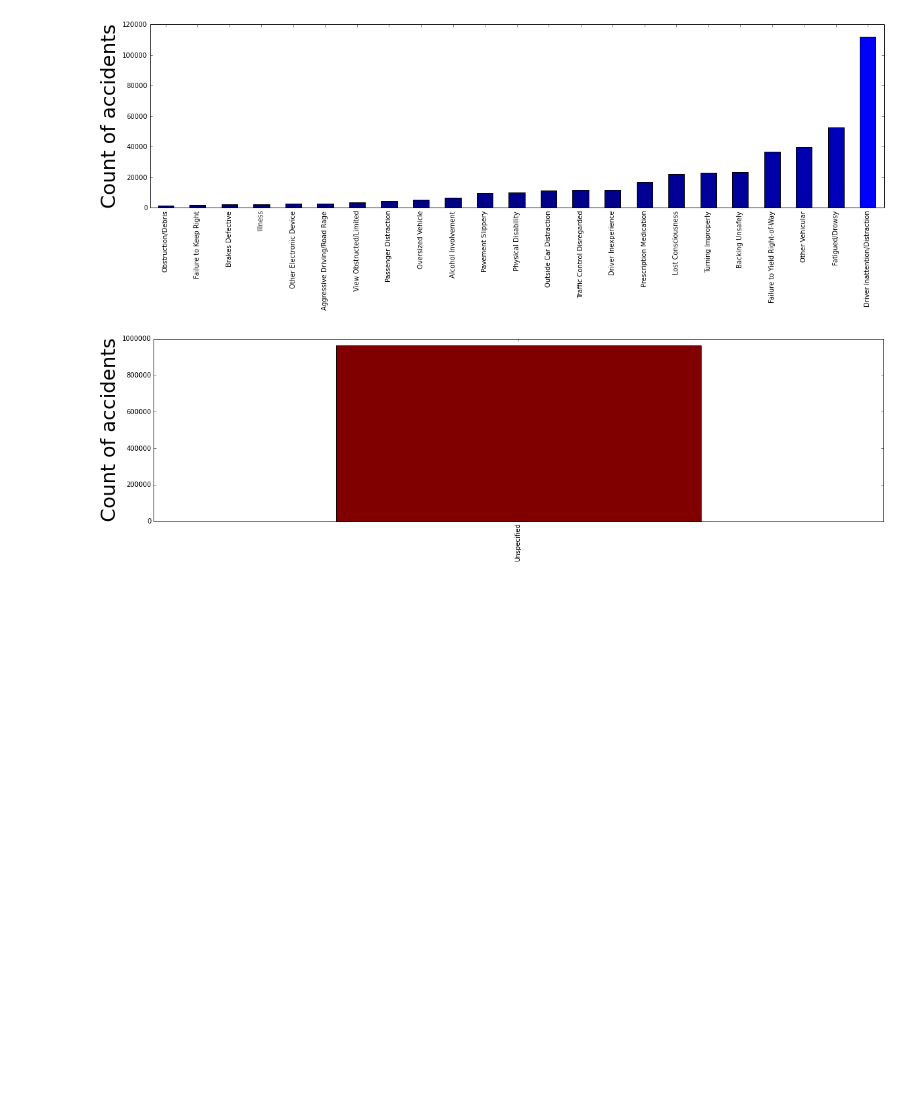
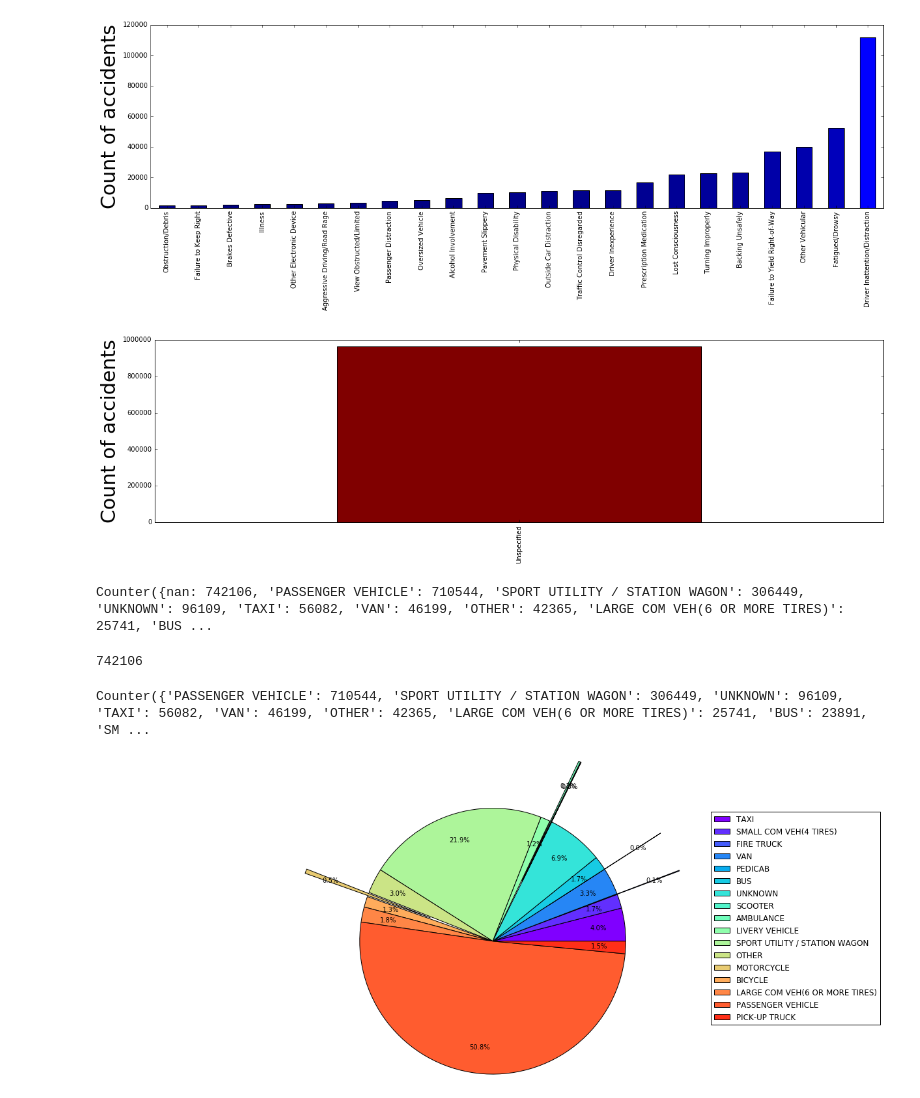
Before and after one commit to maltandhop/technosphere, a Jupyter notebook: project.ipynb, the cells around one changed output. Drawn from its saved outputs; the diff is of its cells as text; code cells hidden in the pictures; blank space fills up the shorter version.

Commit message:
add pie chart of types of vehicles

```diff
--- a/project.ipynb
+++ b/project.ipynb
@@ -256,3 +265,44 @@ plotdat(pd_ser, len(pd_ser) / 2)
 [figure]
 [figure]
 [figure]
+# %%
+vehicle_types = list(data["VEHICLE TYPE CODE 1"]) + list(data["VEHICLE TYPE CODE 2"]) + list(data["VEHICLE TYPE CODE 3"])
+# %%
+from collections import Counter
+vehicle_types_dict = Counter(vehicle_types)
+print vehicle_types_dict
+# %% [output]
+Counter({nan: 742106, 'PASSENGER VEHICLE': 710544, 'SPORT UTILITY / STATION WAGON': 306449, 'UNKNOWN': 96109, 'TAXI': 56082, 'VAN': 46199, 'OTHER': 42365, 'LARGE COM VEH(6 OR MORE TIRES)': 25741, 'BUS ...
+# %%
+vehicle_types_dict.pop(np.nan, None)
+#vehicle_types_dict.pop("UNKNOWN", None)
+# %% [output]
+742106
+# %%
+print vehicle_types_dict
+# %% [output]
+Counter({'PASSENGER VEHICLE': 710544, 'SPORT UTILITY / STATION WAGON': 306449, 'UNKNOWN': 96109, 'TAXI': 56082, 'VAN': 46199, 'OTHER': 42365, 'LARGE COM VEH(6 OR MORE TIRES)': 25741, 'BUS': 23891, 'SM ...
+# %%
+import random
+items = vehicle_types_dict.items()
+#items.sort(key=lambda c:c[1], reverse=False)
+types = [it[0] for it in items]
+counts = [vehicle_types_dict[it] for it in types]
+explode = [0] * len(types)
+#print counts
+#print types
+#print counts[2] * 1.0 / sum(counts)
+for i in xrange(len(counts)):
+    if counts[i] * 1.0 / sum(counts) <= 0.01:
+        explode[i] = 0.5
+#cm = pl.get_cmap('nipy_spectral')
+cm = pl.get_cmap('rainbow')
+plt.figure(figsize=(17, 7))
+patches, texts, autotexts  = plt.pie(x=counts, explode=explode, autopct='%1.1f%%',
+                                     pctdistance=0.8, colors=map(lambda c: cm(counts.index(c) * 1.0 / len(counts)), counts))
+plt.legend(patches, types, loc="right")
+plt.axis('equal')
+plt.tight_layout()
+plt.show()
+# %% [output]
+[figure, added]
```
Also changed, not shown: parts of 9 cells of this notebook.
